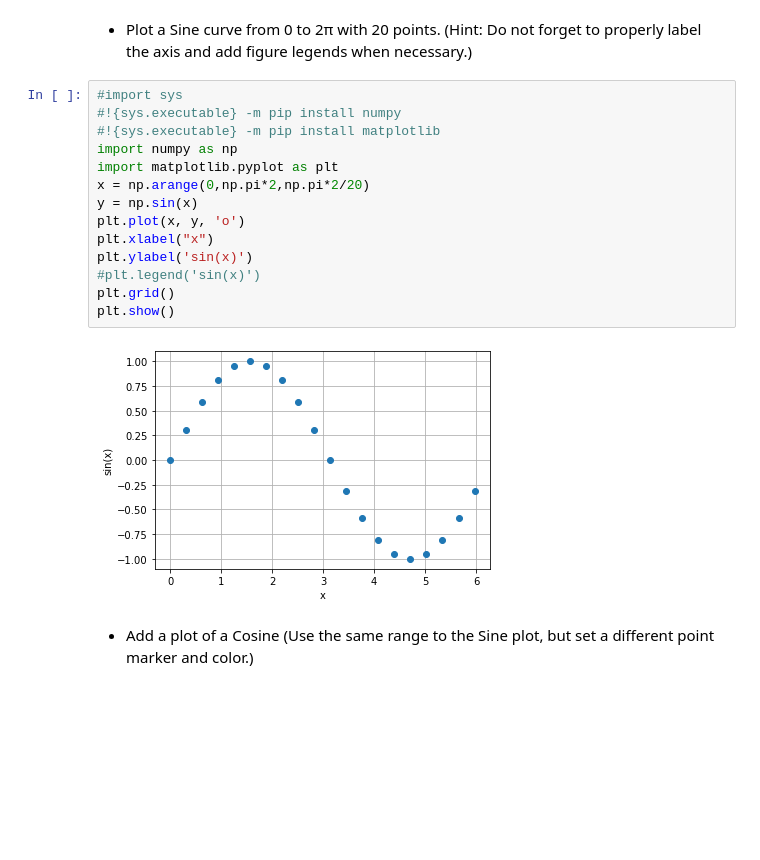
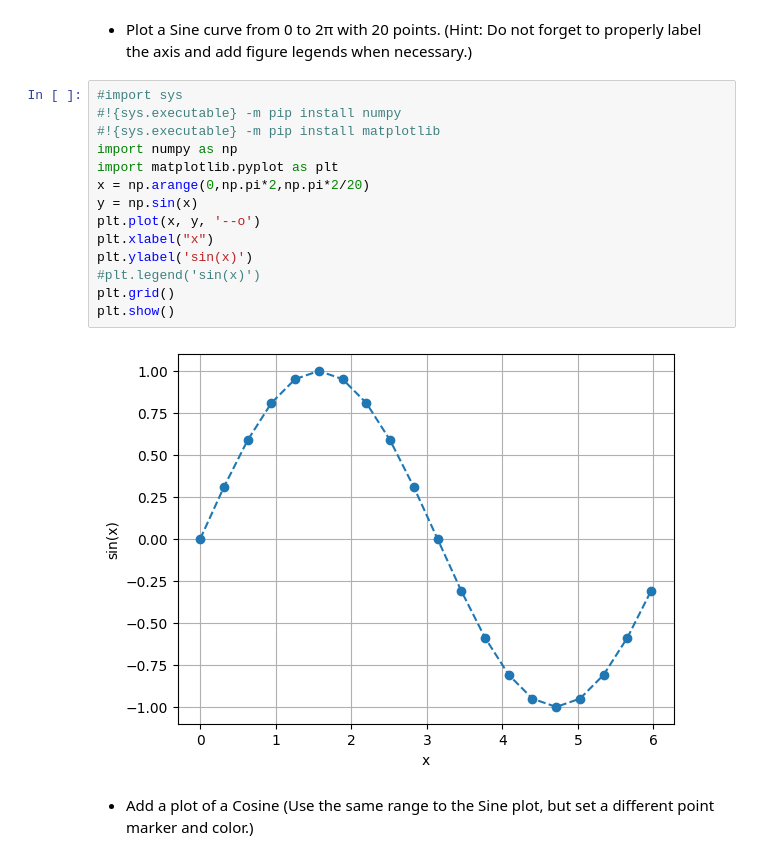
Before and after one commit to daggermaster3000/NE1, a Jupyter notebook: TP1/2022_Lab01_18_Working_Copy.ipynb, the cells around one changed output. Saved outputs shown, nothing was run; the diff lists cells and outputs as text; blank space fills up the shorter version.

```diff
--- a/TP1/2022_Lab01_18_Working_Copy.ipynb
+++ b/TP1/2022_Lab01_18_Working_Copy.ipynb
@@ -106,19 +106,19 @@ You can install Jupyter Lab or Jupyter Notebook according to this link:https://j
 # %%
 #import sys
 #!{sys.executable} -m pip install numpy
 #!{sys.executable} -m pip install matplotlib
 import numpy as np
 import matplotlib.pyplot as plt
 x = np.arange(0,np.pi*2,np.pi*2/20)
 y = np.sin(x)
-plt.plot(x, y, 'o')
+plt.plot(x, y, '--o')
 plt.xlabel("x")
 plt.ylabel('sin(x)')
 #plt.legend('sin(x)')
 plt.grid()
 plt.show()
 # %% [output]
-[figure, old version]
+[figure, new version]
 # %% [markdown]
 * Add a plot of a Cosine (Use the same range to the Sine plot, but set a different point marker and color.)
 # %%
```
Also changed, not shown: parts of 4 cells of this notebook.
